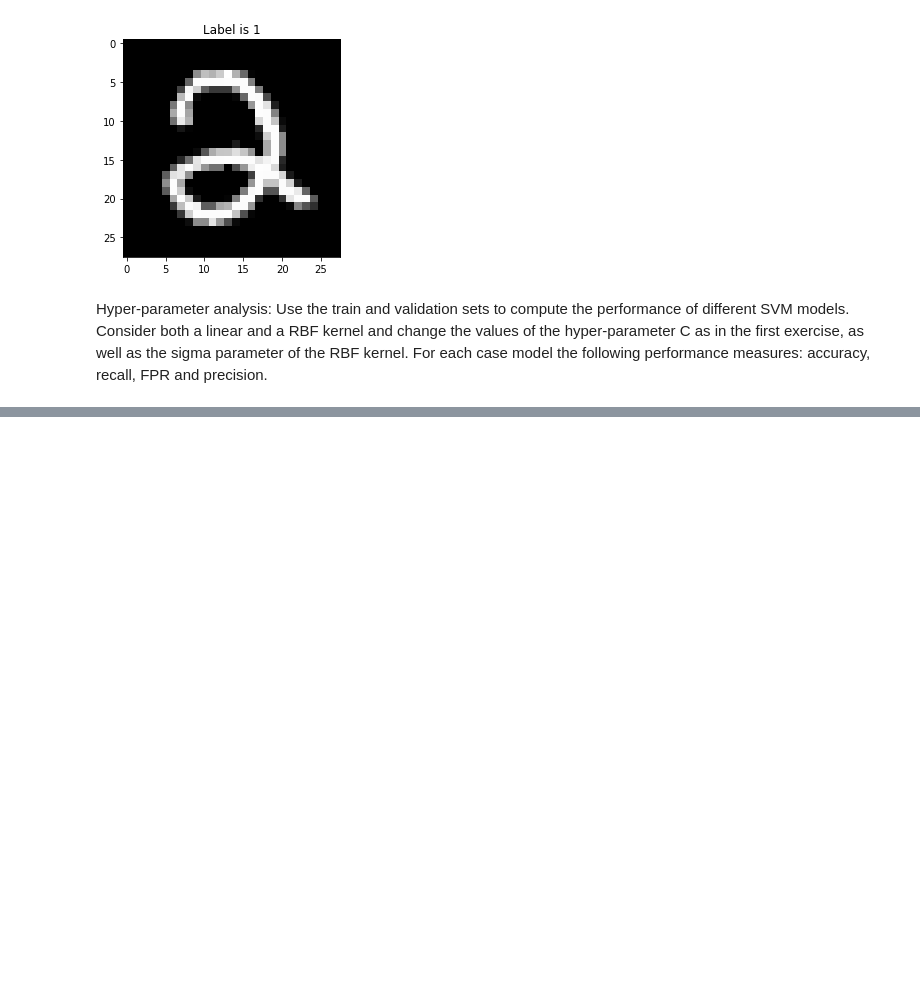
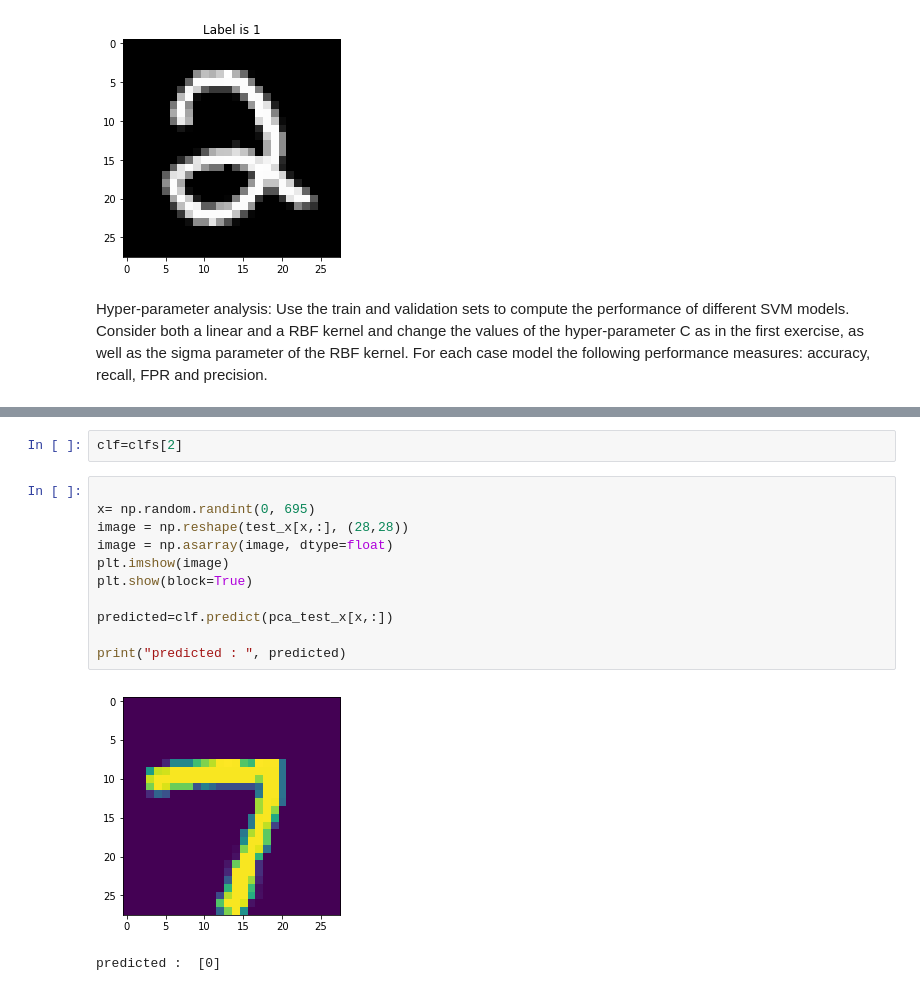
Before and after one commit to xtarx/SVMs-on-Toy-Dataset, a Jupyter notebook: ex2_2.ipynb, the cells around one changed output, grey strips where cells are left out. Cells and saved outputs as stored; diff of their text form; blank space fills up the shorter version.

```diff
--- a/ex2_2.ipynb
+++ b/ex2_2.ipynb
@@ -262,0 +291,16 @@ ROC AUC: 0.06
+# %%
+clf=clfs[2]
+# %%
+
+x= np.random.randint(0, 695)
+image = np.reshape(test_x[x,:], (28,28))
+image = np.asarray(image, dtype=float)
+plt.imshow(image)
+plt.show(block=True)
+
+predicted=clf.predict(pca_test_x[x,:])
+
+print("predicted : ", predicted)
+# %% [output]
+[figure, added]
+predicted :  [0]
```
Also changed, not shown: parts of 9 cells of this notebook.
